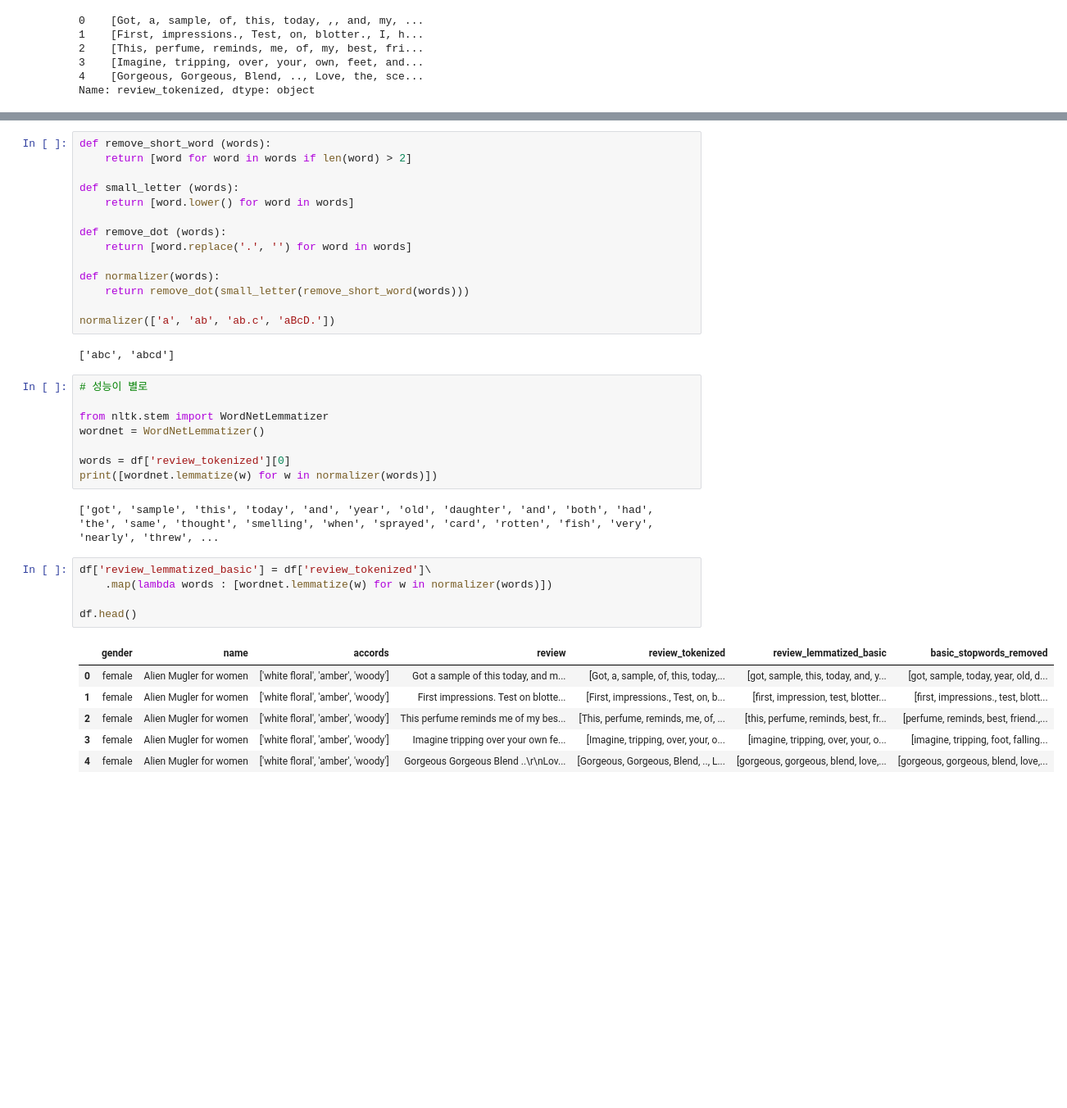
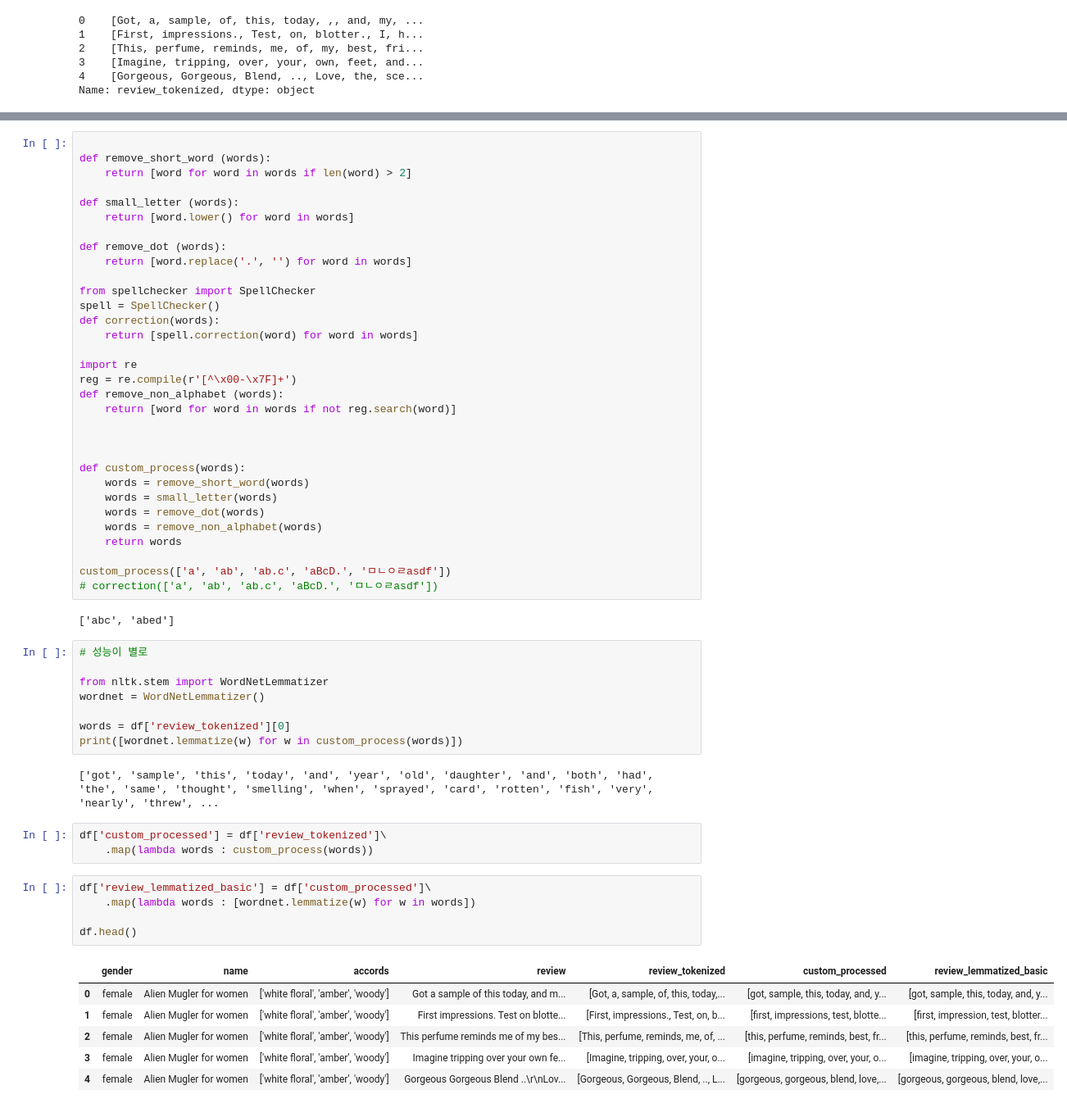
Before and after one commit to perfume-reconmendation/preprocessing, a Jupyter notebook: stopwords_practice_01.ipynb, the cells around one changed output, grey strips where cells are left out. Shown at 82% size. Saved outputs shown, nothing was run; the diff lists cells and outputs as text; blank space fills up the shorter version.

```diff
--- a/stopwords_practice_01.ipynb
+++ b/stopwords_practice_01.ipynb
@@ -78,4 +82,5 @@ Name: review_tokenized, dtype: object
 # %%
+
 def remove_short_word (words):
     return [word for word in words if len(word) > 2]
 
@@ -85,12 +90,29 @@ def small_letter (words):
 def remove_dot (words):
     return [word.replace('.', '') for word in words]
 
-def normalizer(words):
-    return remove_dot(small_letter(remove_short_word(words)))
+from spellchecker import SpellChecker
+spell = SpellChecker()
+def correction(words):
+    return [spell.correction(word) for word in words]
 
-normalizer(['a', 'ab', 'ab.c', 'aBcD.'])
+import re
+reg = re.compile(r'[^\x00-\x7F]+')
+def remove_non_alphabet (words):
+    return [word for word in words if not reg.search(word)]
+
+
+
+def custom_process(words):
+    words = remove_short_word(words)
+    words = small_letter(words)
+    words = remove_dot(words)
+    words = remove_non_alphabet(words)
+    return words
+
+custom_process(['a', 'ab', 'ab.c', 'aBcD.', 'ㅁㄴㅇㄹasdf'])
+# correction(['a', 'ab', 'ab.c', 'aBcD.', 'ㅁㄴㅇㄹasdf'])
 # %% [output]
-['abc', 'abcd']
+['abc', 'abed']
 # %%
 # 성능이 별로
 
@@ -98,20 +120,23 @@ from nltk.stem import WordNetLemmatizer
 wordnet = WordNetLemmatizer()
 
 words = df['review_tokenized'][0]
-print([wordnet.lemmatize(w) for w in normalizer(words)])
+print([wordnet.lemmatize(w) for w in custom_process(words)])
 # %% [output]
 ['got', 'sample', 'this', 'today', 'and', 'year', 'old', 'daughter', 'and', 'both', 'had', 'the', 'same', 'thought', 'smelling', 'when', 'sprayed', 'card', 'rotten', 'fish', 'very', 'nearly', 'threw', ...
+# %%
+df['custom_processed'] = df['review_tokenized']\
+    .map(lambda words : custom_process(words))
 # %%
-df['review_lemmatized_basic'] = df['review_tokenized']\
-    .map(lambda words : [wordnet.lemmatize(w) for w in normalizer(words)])
+df['review_lemmatized_basic'] = df['custom_processed']\
+    .map(lambda words : [wordnet.lemmatize(w) for w in words])
 
 df.head()
 # %% [output]
-|  | gender | name | accords | review | review_tokenized | review_lemmatized_basic | basic_stopwords_removed |
-| 0 | female | Alien Mugler for women | ['white floral', 'amber', 'woody'] | Got a sample of this today, and m... | [Got, a, sample, of, this, today,... | [got, sample, this, today, and, y... | [got, sample, today, year, old, d... |
-| 1 | female | Alien Mugler for women | ['white floral', 'amber', 'woody'] | First impressions. Test on blotte... | [First, impressions., Test, on, b... | [first, impression, test, blotter... | [first, impressions., test, blott... |
-| 2 | female | Alien Mugler for women | ['white floral', 'amber', 'woody'] | This perfume reminds me of my bes... | [This, perfume, reminds, me, of, ... | [this, perfume, reminds, best, fr... | [perfume, reminds, best, friend.,... |
-| 3 | female | Alien Mugler for women | ['white floral', 'amber', 'woody'] | Imagine tripping over your own fe... | [Imagine, tripping, over, your, o... | [imagine, tripping, over, your, o... | [imagine, tripping, foot, falling... |
+|  | gender | name | accords | review | review_tokenized | custom_processed | review_lemmatized_basic |
+| 0 | female | Alien Mugler for women | ['white floral', 'amber', 'woody'] | Got a sample of this today, and m... | [Got, a, sample, of, this, today,... | [got, sample, this, today, and, y... | [got, sample, this, today, and, y... |
+| 1 | female | Alien Mugler for women | ['white floral', 'amber', 'woody'] | First impressions. Test on blotte... | [First, impressions., Test, on, b... | [first, impressions, test, blotte... | [first, impression, test, blotter... |
+| 2 | female | Alien Mugler for women | ['white floral', 'amber', 'woody'] | This perfume reminds me of my bes... | [This, perfume, reminds, me, of, ... | [this, perfume, reminds, best, fr... | [this, perfume, reminds, best, fr... |
+| 3 | female | Alien Mugler for women | ['white floral', 'amber', 'woody'] | Imagine tripping over your own fe... | [Imagine, tripping, over, your, o... | [imagine, tripping, over, your, o... | [imagine, tripping, over, your, o... |
 | 4 | female | Alien Mugler for women | ['white floral', 'amber', 'woody'] | Gorgeous Gorgeous Blend ..\r\nLov... | [Gorgeous, Gorgeous, Blend, .., L... | [gorgeous, gorgeous, blend, love,... | [gorgeous, gorgeous, blend, love,... |
 # %%
 # nltk 불용어 처리
```
Also changed, not shown: parts of 14 cells of this notebook.
